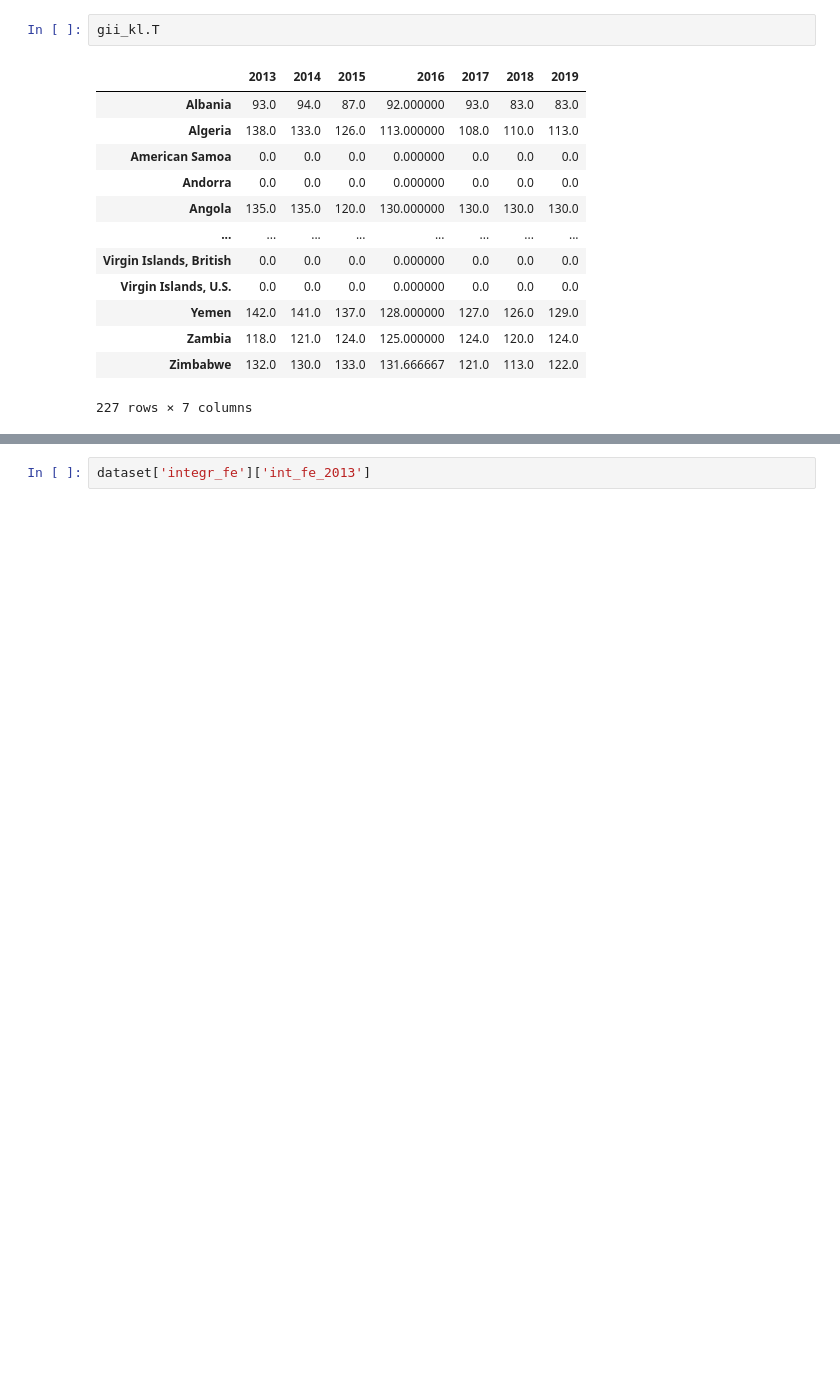
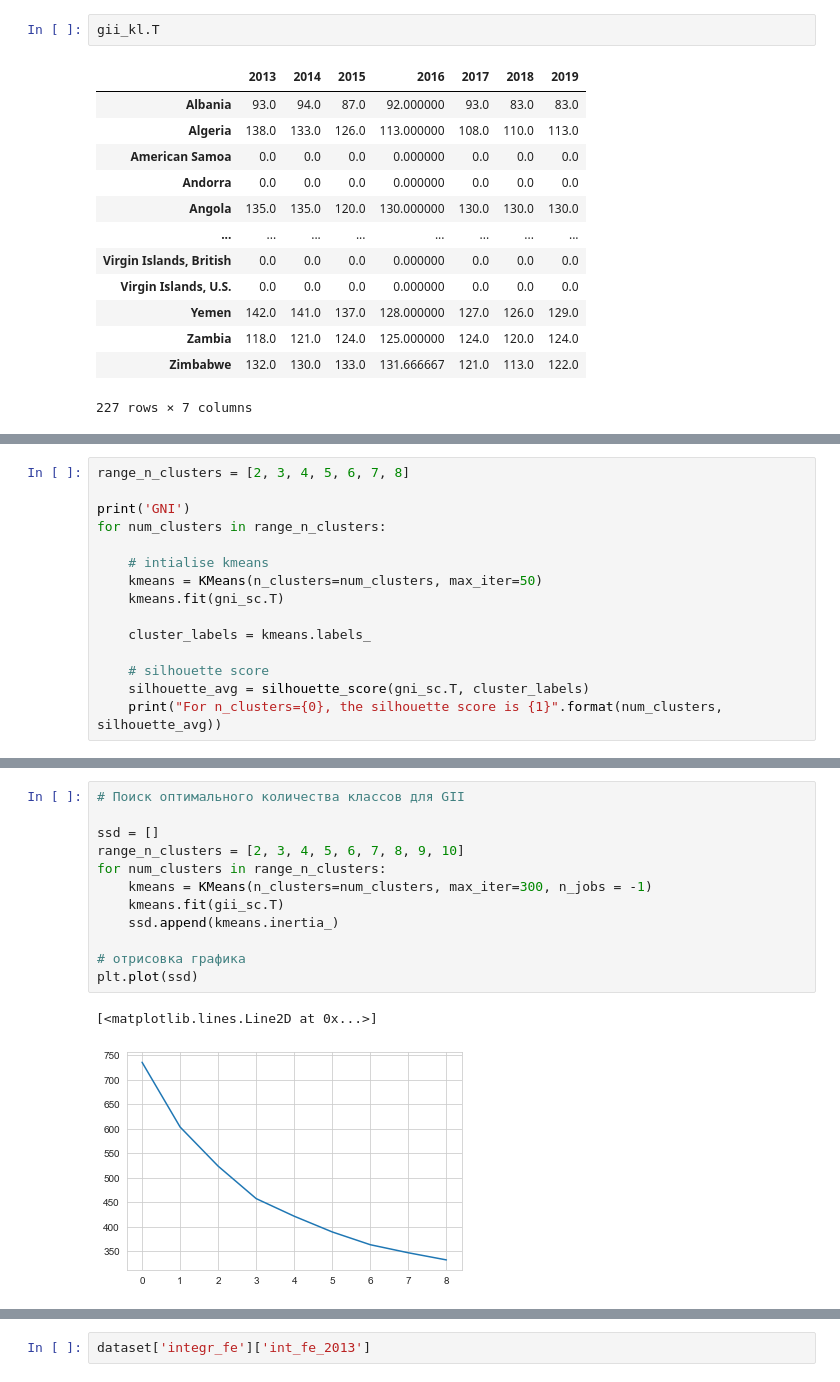
Before and after one commit to DSerpuhovitin/netology_pyda, a Jupyter notebook: Degee_project_ML/Degree_ML_res2.ipynb, the cells around one changed output, grey strips where cells are left out. Drawn from its saved outputs; the diff is of its cells as text; blank space fills up the shorter version.

```diff
--- a/Degee_project_ML/Degree_ML_res2.ipynb
+++ b/Degee_project_ML/Degree_ML_res2.ipynb
@@ -781,0 +794,15 @@ GNI labels ( 183 ):
+# %%
+range_n_clusters = [2, 3, 4, 5, 6, 7, 8]
+
+print('GNI')
+for num_clusters in range_n_clusters:
+
+    # intialise kmeans
+    kmeans = KMeans(n_clusters=num_clusters, max_iter=50)
+    kmeans.fit(gni_sc.T)
+
+    cluster_labels = kmeans.labels_
+
+    # silhouette score
+    silhouette_avg = silhouette_score(gni_sc.T, cluster_labels)
+    print("For n_clusters={0}, the silhouette score is {1}".format(num_clusters, silhouette_avg))
@@ -803,0 +842,15 @@ GII labels ( 227 ):
+# %%
+# Поиск оптимального количества классов для GII
+
+ssd = []
+range_n_clusters = [2, 3, 4, 5, 6, 7, 8, 9, 10]
+for num_clusters in range_n_clusters:
+    kmeans = KMeans(n_clusters=num_clusters, max_iter=300, n_jobs = -1)
+    kmeans.fit(gii_sc.T)
+    ssd.append(kmeans.inertia_)
+
+# отрисовка графика
+plt.plot(ssd)
+# %% [output]
+[<matplotlib.lines.Line2D at 0x...>]
+[figure, added]
```
Also changed, not shown: parts of 44 cells of this notebook.
